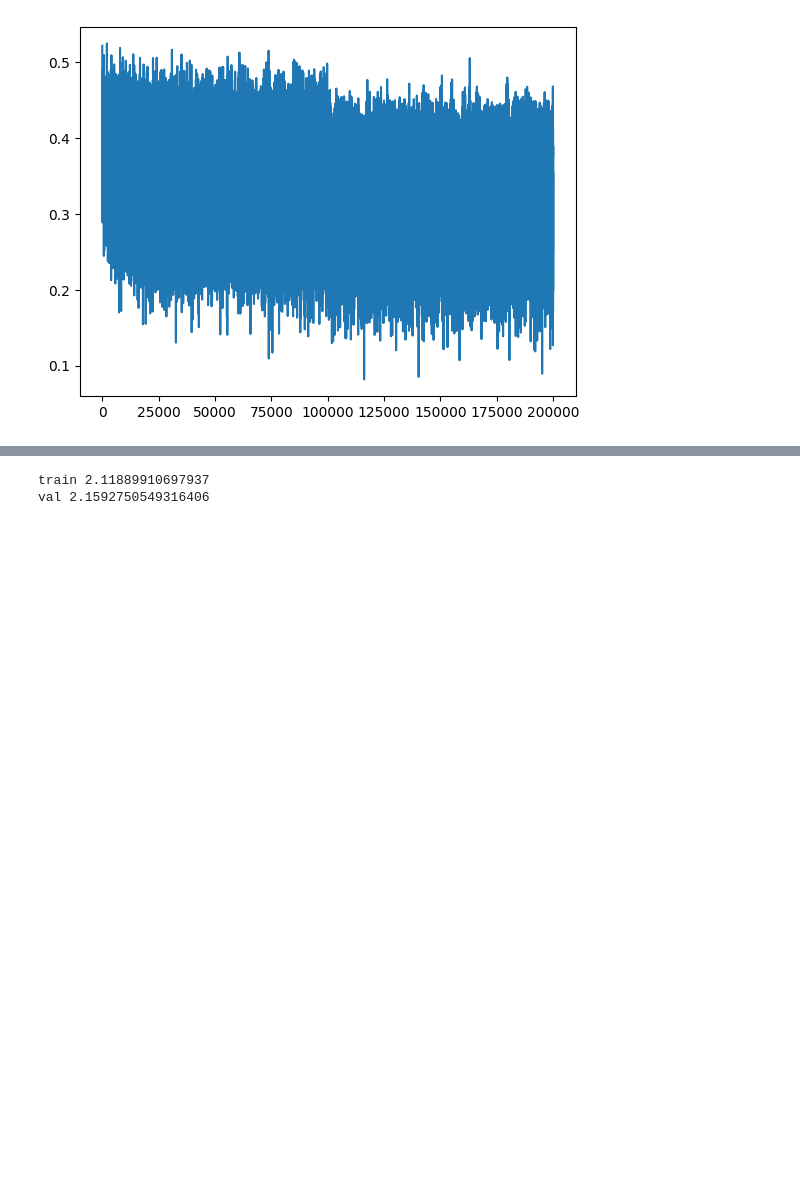
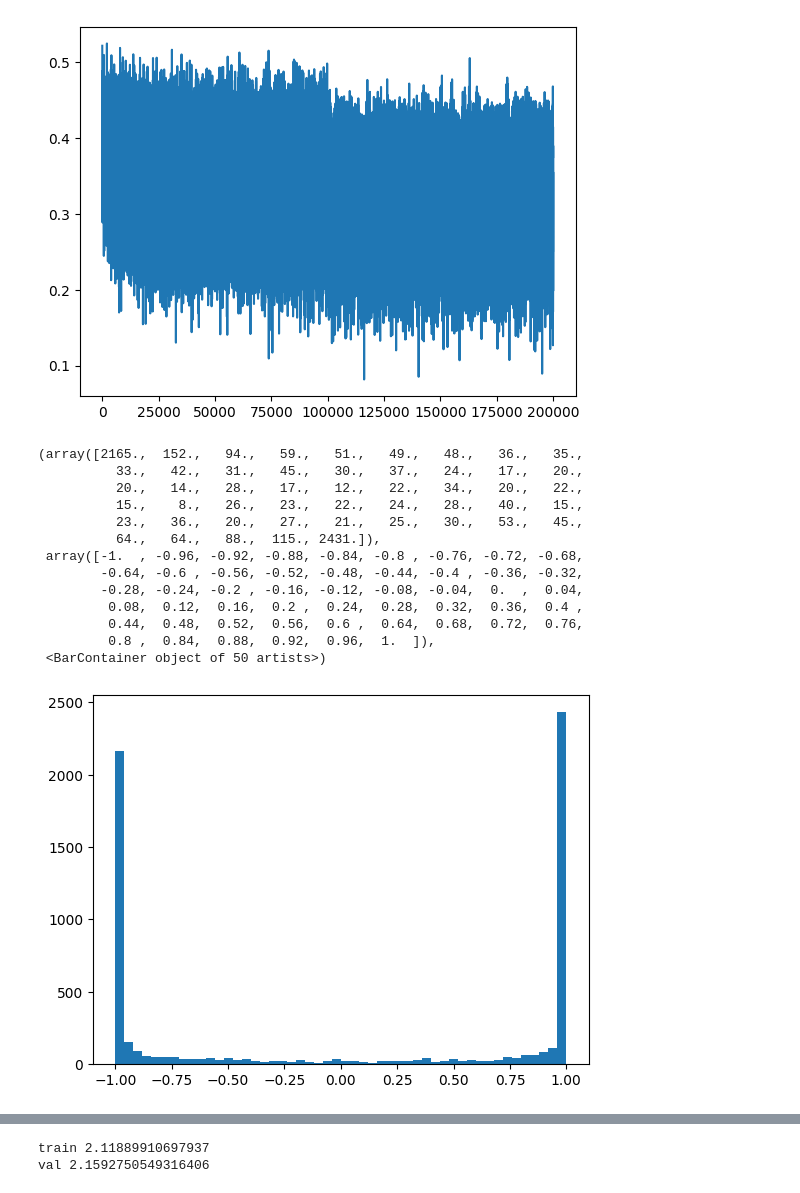
Before and after one commit to jborden/zero_to_hero_nn, a Jupyter notebook: build_makemore_mlp2.ipynb, the cells around one changed output, grey strips where cells are left out. Drawn from its saved outputs; the diff is of its cells as text; code cells hidden in the pictures; blank space fills up the shorter version.

```diff
--- a/build_makemore_mlp2.ipynb
+++ b/build_makemore_mlp2.ipynb
@@ -65,8 +65,14 @@ n_hidden = 200 # the number of neurons in the hidden layer of the MLP
 
 g = torch.Generator().manual_seed(2147483647) # for reproducibility
 C  = torch.randn((vocab_size, n_embd),            generator=g)
-W1 = torch.randn((n_embd * block_size, n_hidden), generator=g) # * (5/3)/((n_embd * block_size)**0.5) #* 0.2
-b1 = torch.randn(n_hidden,                        generator=g) #* 0.01
+# What are we multiplying by? 5/3 / sqrt(fan_in)
+# So the gain is 5/3 for tanh and the sqrt is for the fan_in
+# We use the value for tanh because we will be calling it on our W1 * b1 hidden layer
+# See: https://pytorch.org/docs/stable/nn.init.html
+# Also see Delving_deep_into_rectifiers - 2015
+
+W1 = torch.randn((n_embd * block_size, n_hidden), generator=g) * (5/3)/((n_embd * block_size)**0.5) #* 0.2
+b1 = torch.randn(n_hidden,                        generator=g) * 0.01
 W2 = torch.randn((n_hidden, vocab_size),          generator=g) * 0.01
 b2 = torch.randn(vocab_size,                      generator=g) * 0
 
@@ -154,3 +160,22 @@ plt.plot(lossi)
 # %% [output]
 [<matplotlib.lines.Line2D at 0x...>]
 [figure]
+# %%
+plt.hist(h.view(-1).tolist(), 50)
+# We have two distributions that are very much centered around 1 and -1 we need to make sure we don't
+# have inactive neurons
+# %% [output]
+(array([2165.,  152.,   94.,   59.,   51.,   49.,   48.,   36.,   35.,
+          33.,   42.,   31.,   45.,   30.,   37.,   24.,   17.,   20.,
+          20.,   14.,   28.,   17.,   12.,   22.,   34.,   20.,   22.,
+          15.,    8.,   26.,   23.,   22.,   24.,   28.,   40.,   15.,
+          23.,   36.,   20.,   27.,   21.,   25.,   30.,   53.,   45.,
+          64.,   64.,   88.,  115., 2431.]),
+ array([-1.  , -0.96, -0.92, -0.88, -0.84, -0.8 , -0.76, -0.72, -0.68,
+        -0.64, -0.6 , -0.56, -0.52, -0.48, -0.44, -0.4 , -0.36, -0.32,
+        -0.28, -0.24, -0.2 , -0.16, -0.12, -0.08, -0.04,  0.  ,  0.04,
+         0.08,  0.12,  0.16,  0.2 ,  0.24,  0.28,  0.32,  0.36,  0.4 ,
+         0.44,  0.48,  0.52,  0.56,  0.6 ,  0.64,  0.68,  0.72,  0.76,
+         0.8 ,  0.84,  0.88,  0.92,  0.96,  1.  ]),
+ <BarContainer object of 50 artists>)
+[figure, added]
```
Also changed, not shown: parts of 1 cell of this notebook, 3 other files.
